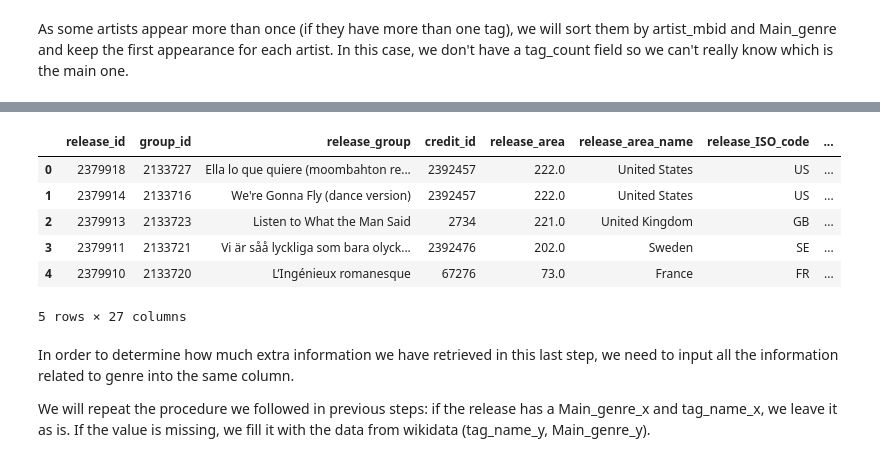
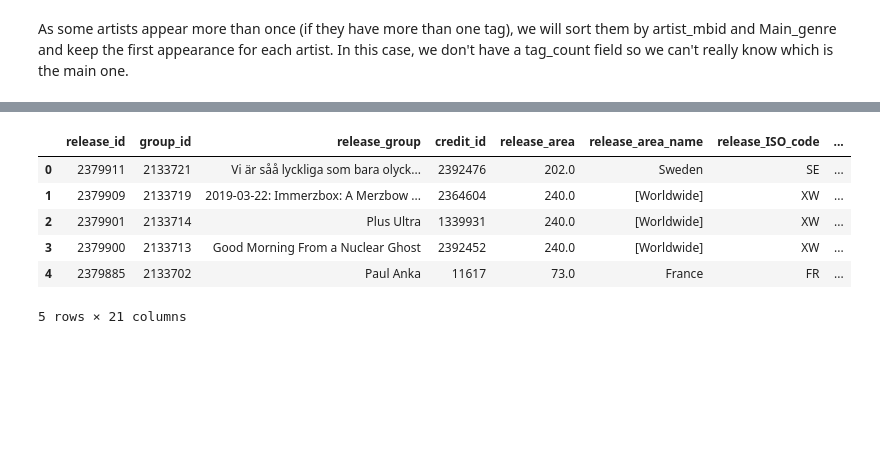
Before and after one commit to AInhoa84/Music_genre_visual_evolution, a Jupyter notebook: Data_gathering_music_genre.ipynb, the cells around one changed output, grey strips where cells are left out. Drawn from its saved outputs; the diff is of its cells as text; code cells hidden in the pictures; blank space fills up the shorter version.

Commit message:
Ended Data gathering

```diff
--- a/Data_gathering_music_genre.ipynb
+++ b/Data_gathering_music_genre.ipynb
@@ -506,0 +807,7 @@ main_df2.drop(labels=['tag_counts_x','tag_id_y','tag_counts_y','tag_name_y','Mai
+# %%
+#We delete the last column and split the dataframe again:
+main_df2.drop(labels=['artist_name'], axis=1, inplace=True)
+retrieved2 = main_df2[main_df2['Main_genre'].notnull()]
+pending2 = main_df2[main_df2['Main_genre'].isnull()]
+#And remove the columns related to genre in the pending2 dataframe:
+pending2.drop(labels=['tag_id', 'tag_counts', 'tag_name', 'Main_genre'], axis=1, inplace=True)
@@ -527,7 +838,7 @@ wiki_df.head()
 | 4 | concerto | b972f589-fb0e-474e-b64a-803b0364fa75 |
 # %%
 #We merge the dataframe with the tags_genres to retrieve tag_id and Main_genre:
-wiki_genres = pd.merge(wiki_df, tags_genres, how='left', left_on='artist_genre', right_on='tag_name')
+wiki_genres = pd.merge(wiki_df, tags_all, how='left', left_on='artist_genre', right_on='tag_name')
 wiki_genres.head()
 # %% [output]
 |  | artist_genre | artist_mbid | tag_id | tag_name | Main_genre |
@@ -545,3 +850,6 @@ I will export them into a csv file and tag them manually:
+# %%
+#We drop the rows that don't have any artist_mbid (as we won't be able to match them):
+wiki_genres.dropna(subset=['artist_mbid'], axis=0, inplace=True)
 # %% [markdown]
 As some artists appear more than once (if they have more than one tag), we will sort them by artist_mbid and Main_genre and keep the first appearance for each artist. In this case, we don't have a tag_count field so we can't really know which is the main one.
 # %%
@@ -568,17 +876,18 @@ wiki_genres.head()
 | 125067 | J-pop | 0003fd17-b083-41fe-83a9-d550bd4f00a1 | NaN | NaN | NaN |
+# %%
+#We can also drop the null values in Main_genre, as they won't add any information later:
+wiki_genres.dropna(subset=['Main_genre'], axis=0, inplace=True)
+#And the column artist_genre, as it's the same as tag_name now:
+wiki_genres.drop(labels=['artist_genre'], axis=1, inplace=True)
 # %%
 #Now we can input this new information into our main dataframe:
-main_df3 = pd.merge(main_df2, wiki_genres, how='left', on='artist_mbid')
+main_df3 = pd.merge(pending2, wiki_genres, how='left', on='artist_mbid')
 main_df3.head()
 # %% [output]
 |  | release_id | group_id | release_group | credit_id | release_area | release_area_name | release_ISO_code | ... |
-| 0 | 2379918 | 2133727 | Ella lo que quiere (moombahton re... | 2392457 | 222.0 | United States | US | ... |
-| 1 | 2379914 | 2133716 | We're Gonna Fly (dance version) | 2392457 | 222.0 | United States | US | ... |
-| 2 | 2379913 | 2133723 | Listen to What the Man Said | 2734 | 221.0 | United Kingdom | GB | ... |
-| 3 | 2379911 | 2133721 | Vi är såå lyckliga som bara olyck... | 2392476 | 202.0 | Sweden | SE | ... |
-| 4 | 2379910 | 2133720 | L’Ingénieux romanesque | 67276 | 73.0 | France | FR | ... |
+| 0 | 2379911 | 2133721 | Vi är såå lyckliga som bara olyck... | 2392476 | 202.0 | Sweden | SE | ... |
+| 1 | 2379909 | 2133719 | 2019-03-22: Immerzbox: A Merzbow ... | 2364604 | 240.0 | [Worldwide] | XW | ... |
+| 2 | 2379901 | 2133714 | Plus Ultra | 1339931 | 240.0 | [Worldwide] | XW | ... |
+| 3 | 2379900 | 2133713 | Good Morning From a Nuclear Ghost | 2392452 | 240.0 | [Worldwide] | XW | ... |
+| 4 | 2379885 | 2133702 | Paul Anka | 11617 | 73.0 | France | FR | ... |
-5 rows × 27 columns
+5 rows × 21 columns
-# %% [markdown]
-In order to determine how much extra information we have retrieved in this last step, we need to input all the information related to genre into the same column.
-
-We will repeat the procedure we followed in previous steps: if the release has a Main_genre_x and tag_name_x, we leave it as is. If the value is missing, we fill it with the data from wikidata (tag_name_y, Main_genre_y).
```
Also changed, not shown: parts of 145 cells of this notebook, 1 other file.
